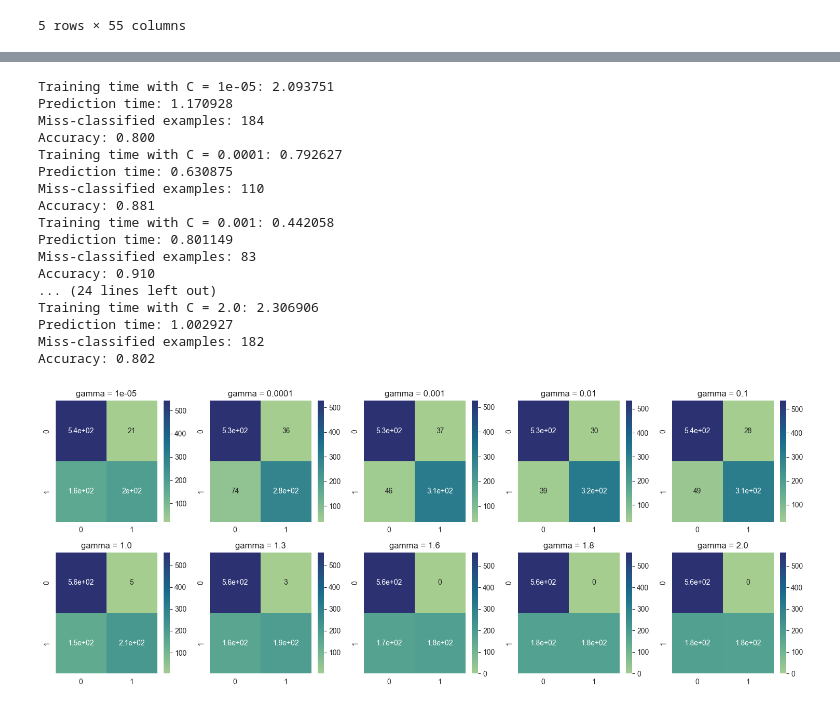
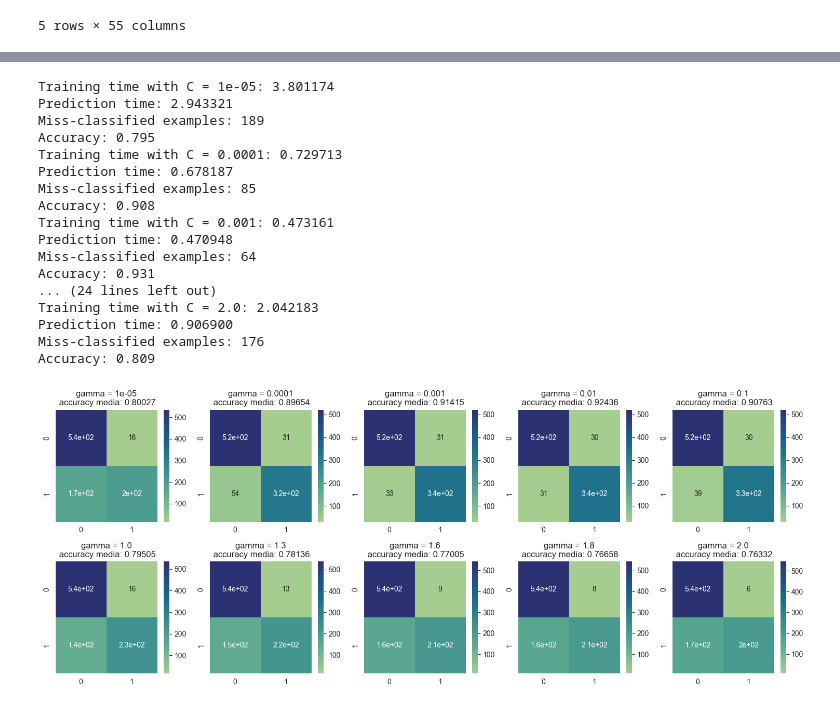
Before and after one commit to filippovicidomini/TF-IDF, a Jupyter notebook: SVM_rbf.ipynb, the cells around one changed output, grey strips where cells are left out. Drawn from its saved outputs; the diff is of its cells as text; code cells hidden in the pictures.

```diff
--- a/SVM_rbf.ipynb
+++ b/SVM_rbf.ipynb
@@ -40,9 +43,10 @@ for i in range(8):
     print('Prediction time: %f' % (time.time() - start_time))
     print('Miss-classified examples: %d' % (y_test != y_predict).sum())
     print('Accuracy: %.3f' % accuracy_score(y_test, y_predict))
+    score = cross_val_score(svcclassifier, X, y, cv=10)
     cm = confusion_matrix(y_test, y_predict)
     sn.heatmap(cm, annot=True, ax=axs[int(i / 4), i % 4])
-    axs[int(i / 4), i % 4].set_title('C = ' + str(c[i]))
+    axs[int(i / 4), i % 4].set_title('C = ' + str(c[i]) + '\n accuracy media: %.5f' %np.mean(score))
 plt.tight_layout()
 plt.show()
 # %% [output]
@@ -69,42 +73,43 @@ fis.savefig('confusion matrix per svm rbf_1.png', bbox_inches='tight')
 # %%
 # qui faccio il learning
 import numpy as np
 c = [0.00001,0.0001, 0.001, 0.01, 0.1, 1.0, 1.3, 1.6, 1.8, 2.0]
 fis, axs = plt.subplots(2, 5, figsize=(15, 6))
 
 for i in range(10):
     svcclassifier = SVC(kernel='rbf', C=10, gamma=c[i])
     start_time = time.time()
     svcclassifier.fit(X_train, y_train)
     print(f'Training time with C = {c[i]}: %f' % (time.time() - start_time))
     start_time = time.time()
     y_predict = svcclassifier.predict(X_test)
     print('Prediction time: %f' % (time.time() - start_time))
     print('Miss-classified examples: %d' % (y_test != y_predict).sum())
     print('Accuracy: %.3f' % accuracy_score(y_test, y_predict))
+    score = cross_val_score(svcclassifier, X, y, cv = 10)
     cm = confusion_matrix(y_test, y_predict)
     sn.heatmap(cm, annot=True, ax=axs[int(i / 5), i % 5],  cmap="crest")
-    axs[int(i / 5), i % 5].set_title('gamma = ' + str(c[i]))
+    axs[int(i / 5), i % 5].set_title('gamma = ' + str(c[i]) + '\n accuracy media: %.5f' %np.mean(score))
 plt.tight_layout()
 plt.show()
 # %% [output]
-Training time with C = 1e-05: 2.093751
-Prediction time: 1.170928
-Miss-classified examples: 184
-Accuracy: 0.800
-Training time with C = 0.0001: 0.792627
-Prediction time: 0.630875
-Miss-classified examples: 110
-Accuracy: 0.881
-Training time with C = 0.001: 0.442058
-Prediction time: 0.801149
-Miss-classified examples: 83
-Accuracy: 0.910
+Training time with C = 1e-05: 3.801174
+Prediction time: 2.943321
+Miss-classified examples: 189
+Accuracy: 0.795
+Training time with C = 0.0001: 0.729713
+Prediction time: 0.678187
+Miss-classified examples: 85
+Accuracy: 0.908
+Training time with C = 0.001: 0.473161
+Prediction time: 0.470948
+Miss-classified examples: 64
+Accuracy: 0.931
 ... (24 lines left out)
-Training time with C = 2.0: 2.306906
-Prediction time: 1.002927
-Miss-classified examples: 182
-Accuracy: 0.802
+Training time with C = 2.0: 2.042183
+Prediction time: 0.906900
+Miss-classified examples: 176
+Accuracy: 0.809
-[figure, old version]
+[figure, new version]
 # %%
 fis.savefig('confusion matrix per svm rbf_2.png', bbox_inches='tight')
```
Also changed, not shown: parts of 2 cells of this notebook, 3 other files.
